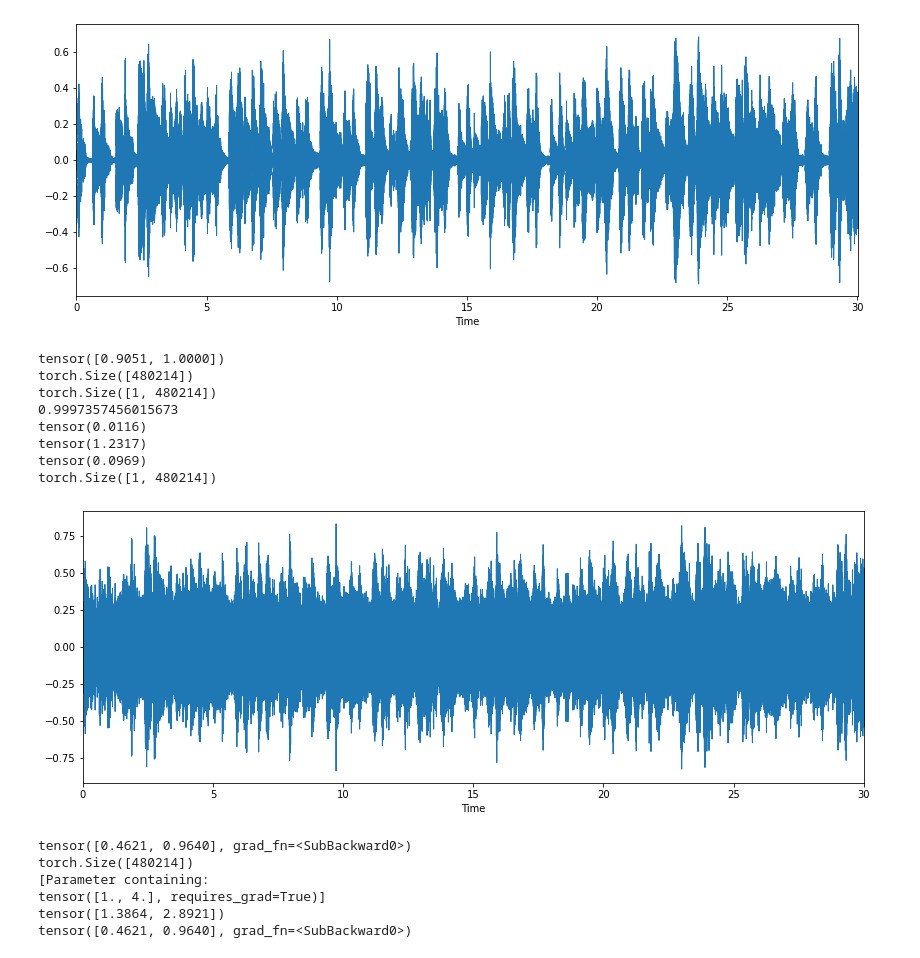
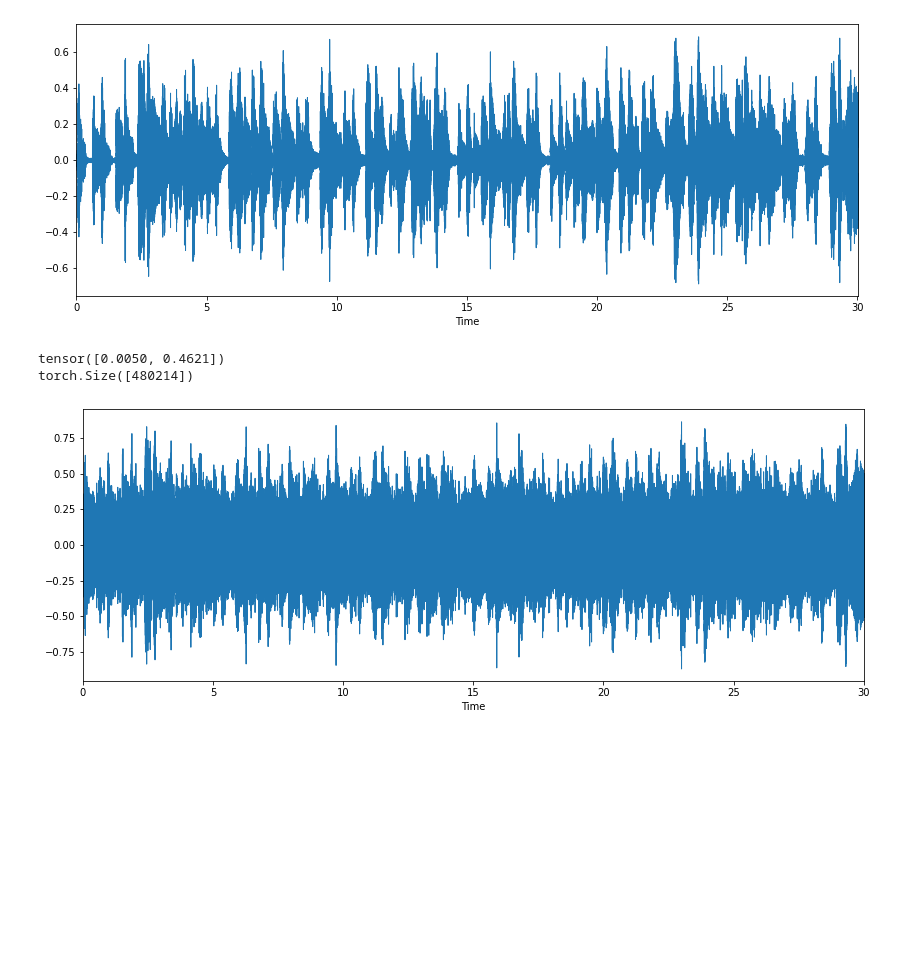
Before and after one commit to s-froghyar/thesis-project-mgr, a Jupyter notebook: test.ipynb, the cells around one changed output. Drawn from its saved outputs; the diff is of its cells as text; code cells hidden in the pictures; blank space fills up the shorter version.

```diff
--- a/test.ipynb
+++ b/test.ipynb
@@ -39,48 +87,30 @@ def display_wave(wd):
 display_wave(audio)
 # %% [output]
 [figure]
-# %%
-def g_noise_inj(x, snr):
-    print(x.shape)
-    x = x.unsqueeze(0)
-    print(x.shape)
-
-    bs = x.shape[0]
-    sample_length = x.shape[1]
-
-    g_noise = np.random.randn(sample_length)
-    # snr = torch.rand(bs, device=self.lims.device) * (self.lims[1] - self.lims[0]) + self.lims[0]
-
-    noise_power = np.mean(np.power(g_noise, 2))
-    sig_power = torch.mean(torch.pow(x, 2))
-
-    snr_linear = 10**(snr / 10.0)
-    print(noise_power)
-    print(sig_power)
-    print(snr_linear)
-    noise_factor = torch.sqrt( (sig_power / noise_power) * (1 / snr_linear) )
-    print(noise_factor)
-    # noise_factor = noise_factor.unsqueeze(dim=1).expand(bs, sample_length)
-    g_noise = torch.from_numpy(g_noise)
-    vals = noise_factor * g_noise
-
-    return torch.add(x, vals)
+# %%
+def g_noise_inj(signal, SNR):
+    RMS_s = math.sqrt(np.mean(signal.numpy()**2))
+    #RMS values of noise
+    RMS_n=math.sqrt(RMS_s**2/(pow(10,SNR/10)))
+    #Additive white gausian noise. Thereore mean=0
+    #Because sample length is large (typically > 40000)
+    #we can use the population formula for standard daviation.
+    #because mean=0 STD=RMS
+    STD_n=RMS_n
+    noise = np.random.normal(0, STD_n, signal.shape[0])
+    return signal + noise
+
+    return torch.add(x, vals)
 # %%
-lim = torch.sigmoid(torch.tensor([3., 12.])) * 2 - 1
+lim = torch.sigmoid(torch.tensor([0.01, 1.])) * 2 - 1
 print(lim)
-injected_audio = g_noise_inj(audio, lim[0])
+injected_audio = g_noise_inj(audio, lim[0] * 12)
 print(injected_audio.shape)
 display_wave(injected_audio.squeeze())
 # %% [output]
-tensor([0.9051, 1.0000])
+tensor([0.0050, 0.4621])
 torch.Size([480214])
-torch.Size([1, 480214])
-0.9997357456015673
-tensor(0.0116)
-tensor(1.2317)
-tensor(0.0969)
-torch.Size([1, 480214])
-[figure, old version]
+[figure, new version]
 # %%
 class GaussianNoiseAug(nn.Module):
     """
@@ -114,21 +144,3 @@ class GaussianNoiseAug(nn.Module):
         vals = noise_factor * g_noise
 
         return torch.add(x, vals)
-# %%
-crite
-aug_model = GaussianNoiseAug()
-print(aug_model.lims)
-print(audio.shape)
-print(list(aug_model.parameters()))
-optimizer = torch.optim.Adam(aug_model.parameters(), lr=1)
-optimizer.zero_grad()
-out = aug_model(audio.unsqueeze(0))
-optimizer.step()
-print(aug_model.lims)
-# %% [output]
-tensor([0.4621, 0.9640], grad_fn=<SubBackward0>)
-torch.Size([480214])
-[Parameter containing:
-tensor([1., 4.], requires_grad=True)]
-tensor([1.3864, 2.8921])
-tensor([0.4621, 0.9640], grad_fn=<SubBackward0>)
```
Also changed, not shown: parts of 6 cells of this notebook, 17 other files.
